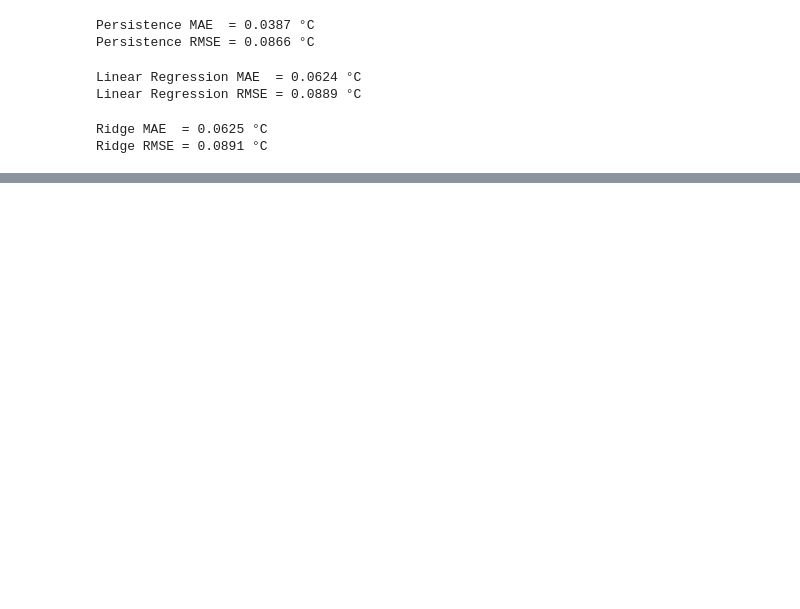
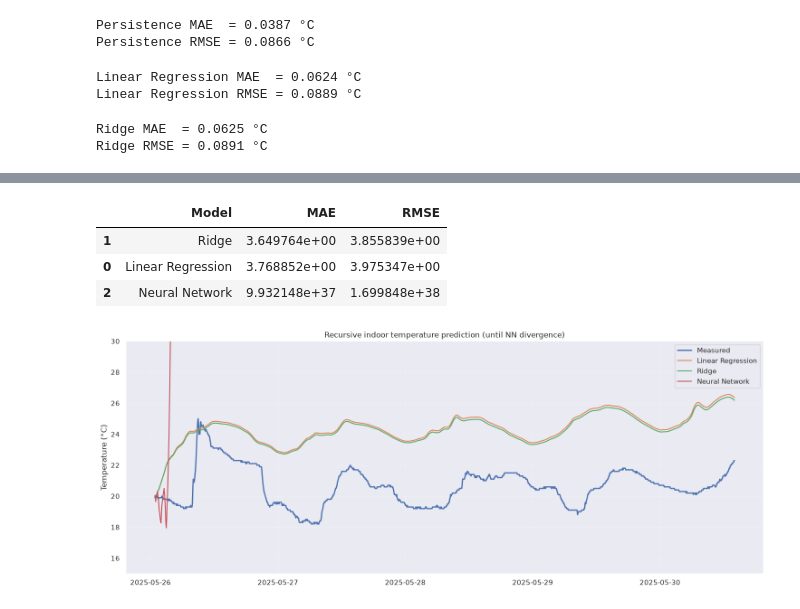
Before and after one commit to RogerMoens/ThermalTwin, a Jupyter notebook: notebooks/02_temperature_forecasting.ipynb, the cells around one changed output, grey strips where cells are left out. Saved outputs shown, nothing was run; the diff lists cells and outputs as text; code cells hidden in the pictures; blank space fills up the shorter version.

Commit message:
Added autoregressive model

```diff
--- a/notebooks/02_temperature_forecasting.ipynb
+++ b/notebooks/02_temperature_forecasting.ipynb
@@ -611,0 +711,78 @@ plt.show()
+# %%
+## Recursive prediction results
+
+def safe_metrics(y_true, y_pred):
+    y_pred = np.array(y_pred)
+
+    # convert inf → nan
+    y_pred = np.where(np.isfinite(y_pred), y_pred, np.nan)
+
+    # mask valid values only
+    mask = np.isfinite(y_pred)
+
+    return (
+        mean_absolute_error(y_true[mask], y_pred[mask]),
+        np.sqrt(mean_squared_error(y_true[mask], y_pred[mask]))
+    )
+
+mae_lin, rmse_lin = safe_metrics(y_test, y_pred_lin_recursive)
+mae_ridge, rmse_ridge = safe_metrics(y_test, y_pred_ridge_recursive)
+mae_nn, rmse_nn = safe_metrics(y_test, y_pred_nn_recursive)
+
+recursive_results = pd.DataFrame({
+    "Model": ["Linear Regression", "Ridge", "Neural Network"],
+    "MAE": [mae_lin, mae_ridge, mae_nn],
+    "RMSE": [rmse_lin, rmse_ridge, rmse_nn]
+})
+
+recursive_results.sort_values("MAE")
+# %% [output]
+|  | Model | MAE | RMSE |
+| 1 | Ridge | 3.649764e+00 | 3.855839e+00 |
+| 0 | Linear Regression | 3.768852e+00 | 3.975347e+00 |
+| 2 | Neural Network | 9.932148e+37 | 1.699848e+38 |
+# %%
+# Cut off inf
+def cut_at_first_invalid(y_true, *preds):
+    y_true = np.array(y_true)
+
+    valid_mask = np.isfinite(preds[0])  # use NN as worst-case reference
+
+    first_bad = np.where(~valid_mask)[0]
+    end = first_bad[0] if len(first_bad) > 0 else len(y_true)
+
+    y_true_cut = y_true[:end]
+    preds_cut = [p[:end] for p in preds]
+    time_cut = test_time.iloc[:end]
+
+    return time_cut, y_true_cut, preds_cut
+
+time_cut, y_test_cut, preds_cut = cut_at_first_invalid(
+    y_test,
+    y_pred_lin_recursive,
+    y_pred_ridge_recursive,
+    y_pred_nn_recursive
+)
+
+y_lin_cut, y_ridge_cut, y_nn_cut = preds_cut
+# %%
+## Recursive prediction over full test period
+
+fig, ax = plt.subplots(figsize=(15, 6))
+
+ax.plot(time_cut, y_test_cut, label="Measured", linewidth=2)
+
+ax.plot(time_cut, y_lin_cut, label="Linear Regression")
+ax.plot(time_cut, y_ridge_cut, label="Ridge")
+ax.plot(time_cut, y_nn_cut, label="Neural Network")
+
+ax.set_title("Recursive indoor temperature prediction (until NN divergence)")
+ax.set_ylabel("Temperature (°C)")
+ax.legend()
+ax.grid(alpha=0.3)
+ax.set_ylim([15, 30])
+
+plt.tight_layout()
+plt.show()
+# %% [output]
+[figure, added]
```
Also changed, not shown: parts of 23 cells of this notebook.
